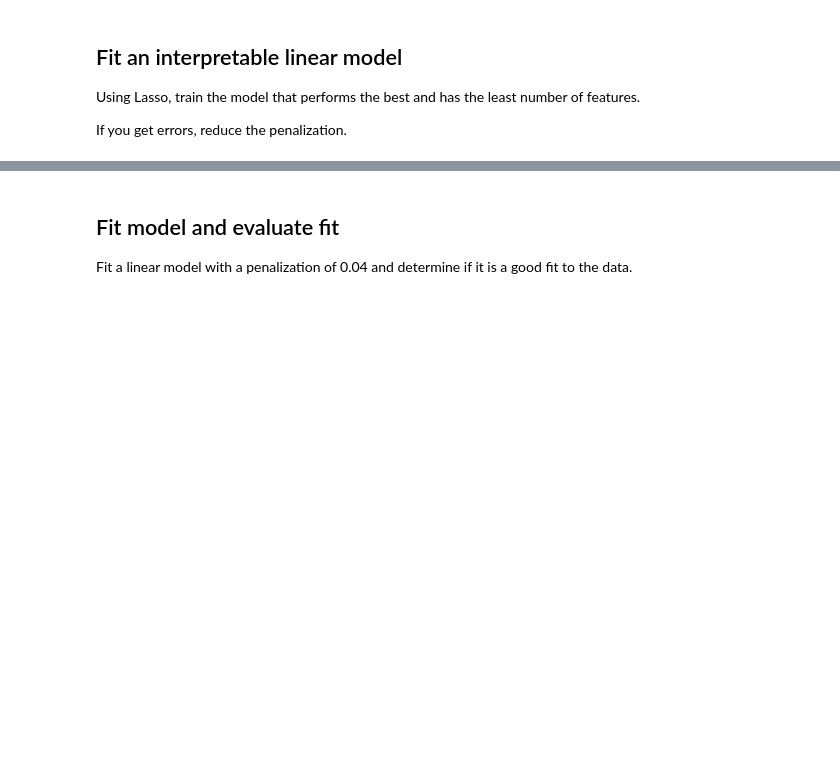
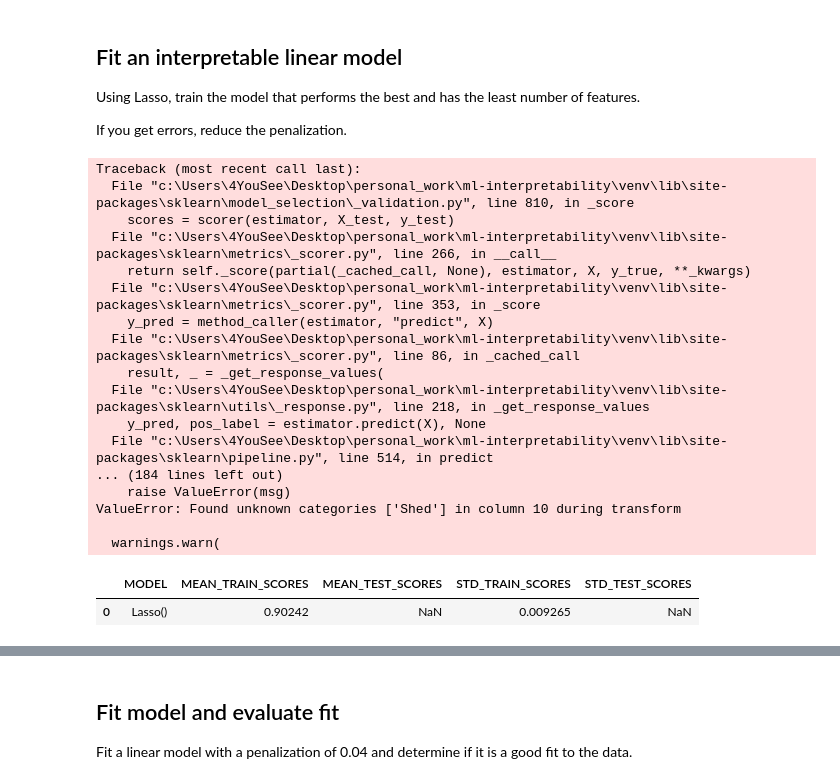
Before and after one commit to vitorbeltrao/ml-interpretability, a Jupyter notebook: linear_regression_interpretability.ipynb, the cells around one changed output, grey strips where cells are left out. Saved outputs shown, nothing was run; the diff lists cells and outputs as text; code cells hidden in the pictures; blank space fills up the shorter version.

```diff
--- a/linear_regression_interpretability.ipynb
+++ b/linear_regression_interpretability.ipynb
@@ -89,0 +98,4 @@ Identify groups of variables that are correlated and retain the one with the gre
+# %%
+# select only the features that we are going to use
+X = train_set.drop(['SalePrice'], axis=1)
+y = train_set['SalePrice']
@@ -95,0 +223,22 @@ If you get errors, reduce the penalization.
+# %%
+run_regressor_models(X, y, 5, 'r2')
+# %% [output]
+Traceback (most recent call last):
+  File "c:\Users\4YouSee\Desktop\personal_work\ml-interpretability\venv\lib\site-packages\sklearn\model_selection\_validation.py", line 810, in _score
+    scores = scorer(estimator, X_test, y_test)
+  File "c:\Users\4YouSee\Desktop\personal_work\ml-interpretability\venv\lib\site-packages\sklearn\metrics\_scorer.py", line 266, in __call__
+    return self._score(partial(_cached_call, None), estimator, X, y_true, **_kwargs)
+  File "c:\Users\4YouSee\Desktop\personal_work\ml-interpretability\venv\lib\site-packages\sklearn\metrics\_scorer.py", line 353, in _score
+    y_pred = method_caller(estimator, "predict", X)
+  File "c:\Users\4YouSee\Desktop\personal_work\ml-interpretability\venv\lib\site-packages\sklearn\metrics\_scorer.py", line 86, in _cached_call
+    result, _ = _get_response_values(
+  File "c:\Users\4YouSee\Desktop\personal_work\ml-interpretability\venv\lib\site-packages\sklearn\utils\_response.py", line 218, in _get_response_values
+    y_pred, pos_label = estimator.predict(X), None
+  File "c:\Users\4YouSee\Desktop\personal_work\ml-interpretability\venv\lib\site-packages\sklearn\pipeline.py", line 514, in predict
+... (184 lines left out)
+    raise ValueError(msg)
+ValueError: Found unknown categories ['Shed'] in column 10 during transform
+
+  warnings.warn(
+|  | MODEL | MEAN_TRAIN_SCORES | MEAN_TEST_SCORES | STD_TRAIN_SCORES | STD_TEST_SCORES |
+| 0 | Lasso() | 0.90242 | NaN | 0.009265 | NaN |
```
Also changed, not shown: parts of 7 cells of this notebook, 1 other file.
